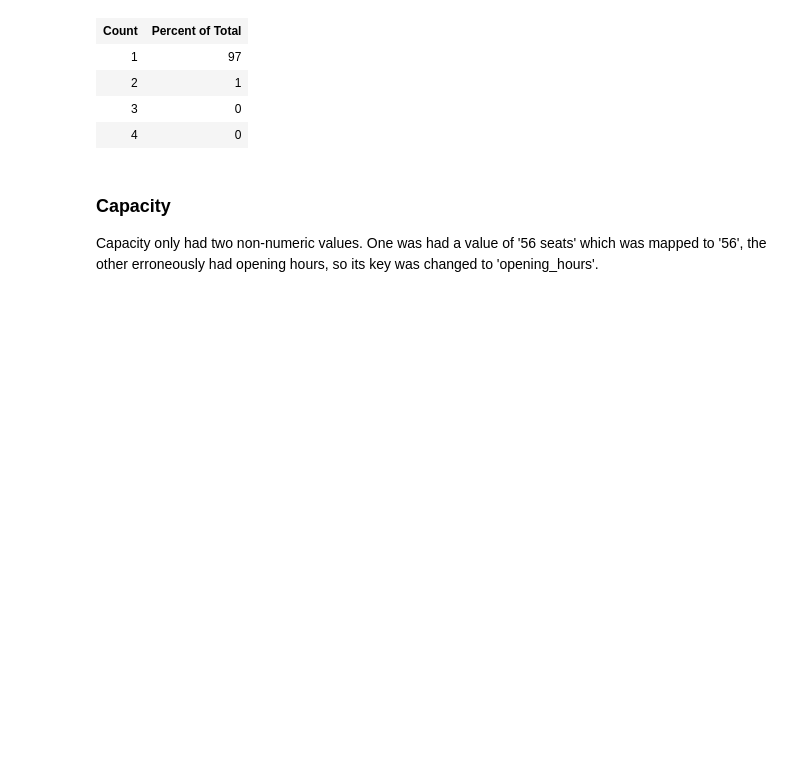
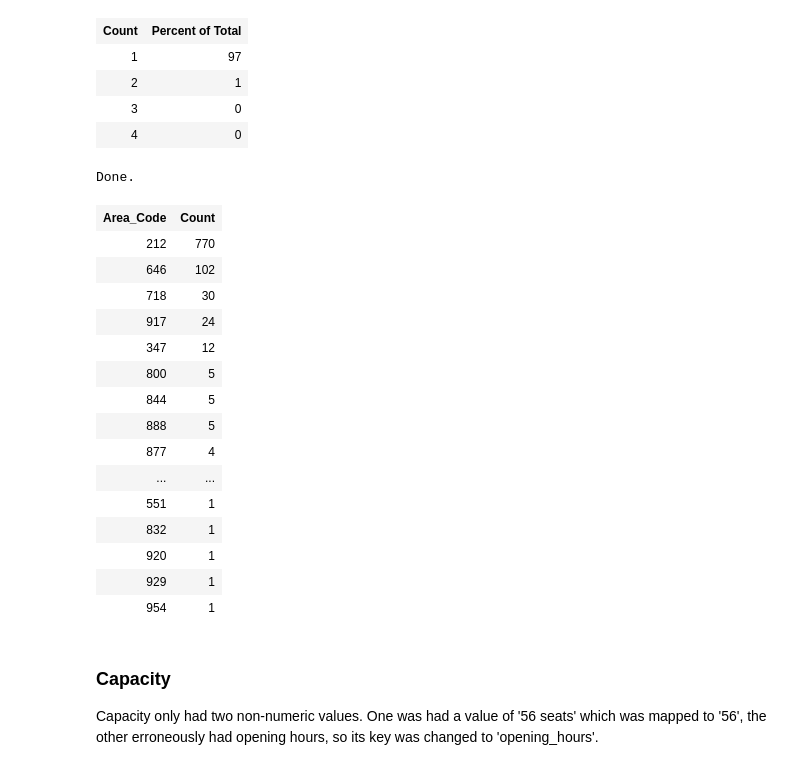
Before and after one commit to jaclynrich/manhattan-osm-wrangling, a Jupyter notebook: output_and_report/OpenStreetMap Data Wrangling and Case Study.ipynb, the cells around one changed output. Cells and saved outputs as stored; diff of their text form; code cells hidden in the pictures; blank space fills up the shorter version.

```diff
--- a/output_and_report/OpenStreetMap Data Wrangling and Case Study.ipynb
+++ b/output_and_report/OpenStreetMap Data Wrangling and Case Study.ipynb
@@ -968,6 +1090,34 @@ Done.
 | 2 | 1 |
 | 3 | 0 |
 | 4 | 0 |
+# %%
+%%sql
+-- Area Codes by Count
+SELECT SUBSTR(value, 4, 3) AS 'Area_Code',
+    COUNT(*) AS Count
+FROM tags
+WHERE key in ('phone', 'contact:phone', 'phone:emergency',
+              'contact:fax', 'Phone', 'phone_1', 'fax')
+GROUP BY SUBSTR(value, 4, 3)
+ORDER BY Count DESC;
+# %% [output]
+Done.
+| Area_Code | Count |
+| 212 | 770 |
+| 646 | 102 |
+| 718 | 30 |
+| 917 | 24 |
+| 347 | 12 |
+| 800 | 5 |
+| 844 | 5 |
+| 888 | 5 |
+| 877 | 4 |
+| ... | ... |
+| 551 | 1 |
+| 832 | 1 |
+| 920 | 1 |
+| 929 | 1 |
+| 954 | 1 |
 # %% [markdown]
 ### Capacity
 Capacity only had two non-numeric values.  One was had a value of '56 seats' which was mapped to '56', the other erroneously had opening hours, so its key was changed to 'opening_hours'.
```
Also changed, not shown: parts of 28 cells of this notebook.
